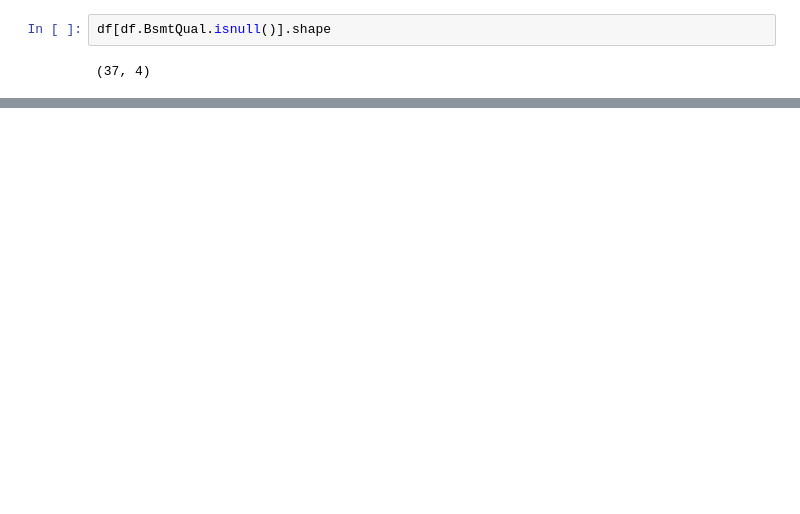
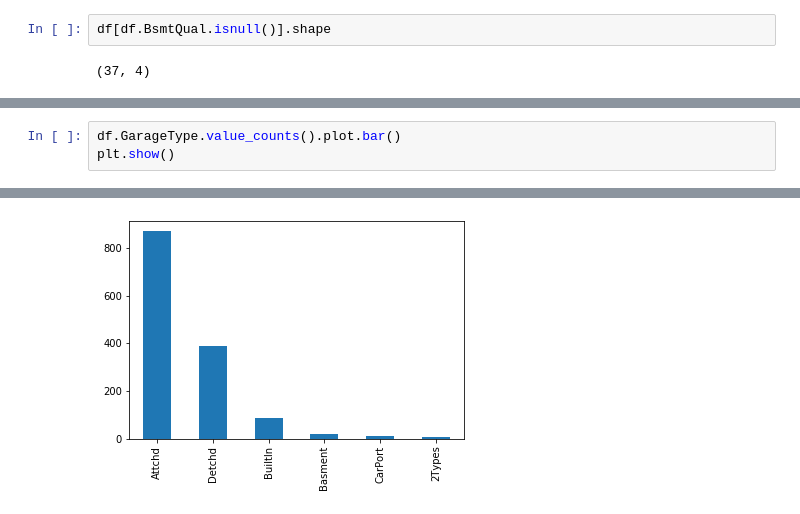
Before and after one commit to dheeraj-2000/EDA-FeatureEng-FeatureSelection-Prediction, a Jupyter notebook: Feature_Engineering/Handle Categorical Values (Frequent Category Imputaiton) Technique 1.ipynb, the cells around one changed output, grey strips where cells are left out. Saved outputs shown, nothing was run; the diff lists cells and outputs as text; blank space fills up the shorter version.

```diff
--- a/Feature_Engineering/Handle Categorical Values (Frequent Category Imputaiton) Technique 1.ipynb
+++ b/Feature_Engineering/Handle Categorical Values (Frequent Category Imputaiton) Technique 1.ipynb
@@ -51,0 +66,4 @@ df.shape
+# %%
+df.GarageType.value_counts().plot.bar()
+plt.show()
+# %% [output]
@@ -51,0 +71 @@ df.shape
+[figure, added]
```
Also changed, not shown: parts of 16 cells of this notebook, 5 other files.
